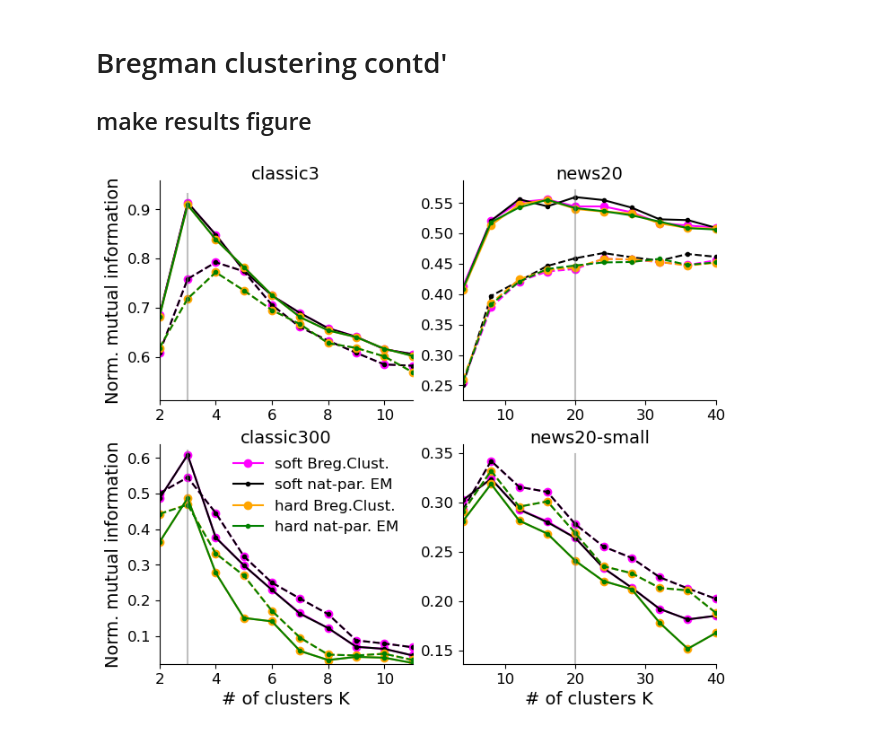
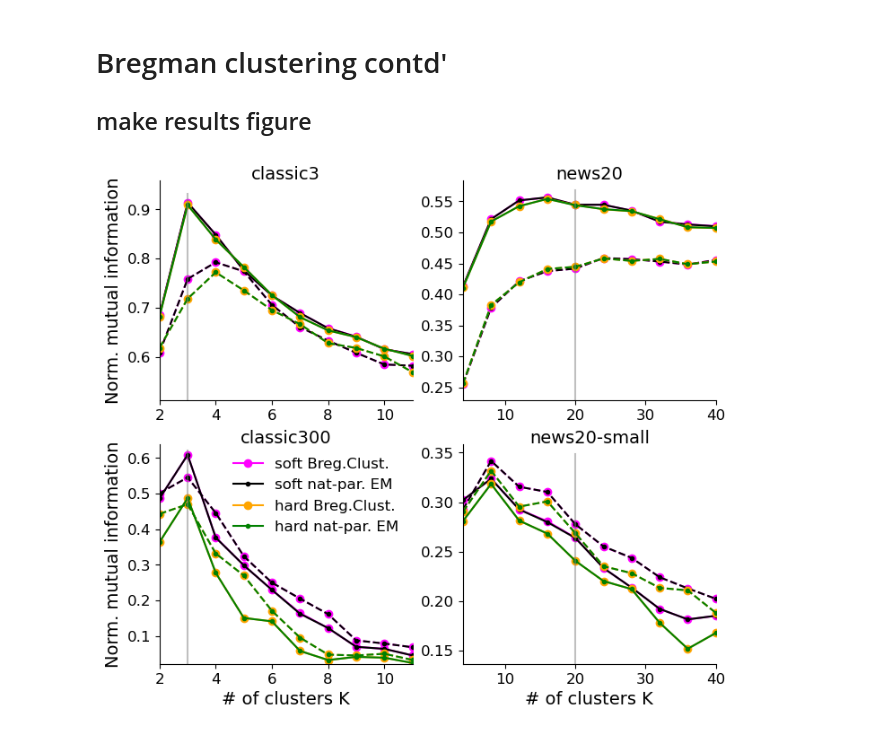
Before and after one commit to mnonnenm/vonMisesFisher_negativeEntropy, a Jupyter notebook: experiments.ipynb, the cells around one changed output. Drawn from its saved outputs; the diff is of its cells as text; code cells hidden in the pictures.

```diff
--- a/experiments.ipynb
+++ b/experiments.ipynb
@@ -518,7 +518,7 @@ def get_fn_roots(n_repets, version):
 fn_rootroot = 'results/classic3_'
 K_range = np.arange(2,12,1)
 n_repets = 10
-version = 0
+version = 1
 seed = 0
 
 X, labels, dictionary = load_classic3_sklearn()
@@ -550,7 +550,7 @@ np.save(f'{fn_rootroot}MIs_{n_repets}repets_seed_0_v{version}__K{min(K_range)}_{
 fn_rootroot = 'results/classic300_'
 K_range = np.arange(2,12,1)
 n_repets = 10
-version = 0
+version = 1
 seed = 0
 
 X, labels, dictionary = load_classic3_sklearn(classic300=True, min_df=2, max_df=0.15)
@@ -583,7 +583,7 @@ np.save(f'{fn_rootroot}MIs_{n_repets}repets_seed_0_v{version}__K{min(K_range)}_{
 fn_rootroot = 'results/news20_'
 K_range = np.arange(4,41,4)
 n_repets = 10
-version = 0
+version = 1
 seed = 0
 
 X, labels, dictionary = load_news20_sklearn()
@@ -616,7 +616,7 @@ np.save(f'{fn_rootroot}MIs_{n_repets}repets_seed_0_v{version}__K{min(K_range)}_{
 fn_rootroot = 'results/news20small_'
 K_range = np.arange(4,41,4)
 n_repets = 10
-version = 0
+version = 1
 seed = 0
 X, labels, dictionary = load_news20_sklearn(news20_small=True, min_df=2, max_df=0.15)
 class_true = sum([ (1.*i) * (labels==np.unique(labels)[i]) for i in range(len(np.unique(labels)))])
@@ -677,7 +677,7 @@ Kminmax= [[2,11], [4,40]]
 true_Ks = [3, 20]
 
 n_repets = 10
-version = 0
+version = 1
 seed = 0
 
 clrs = ['b', 'magenta', 'magenta', 'black', 'black', 'orange', 'orange', 'green', 'green' ]
@@ -703,31 +703,31 @@ for j in range(len(fn_rootroots)): # over datasets
         for f in range(len(alg_names)):
             if alg_names[f] == 'spkmeans':
                 pass
             elif lnstl[f] == '-':
                 plt.plot(out['K_range'], out['MIs'].mean(axis=1)[f], label=alg_names_disp[f],
                          color=clrs[f], linestyle=lnstl[f], marker=mrkrs[f])
             else:
                 plt.plot(out['K_range'], out['MIs'].mean(axis=1)[f],
                          color=clrs[f], linestyle=lnstl[f], marker=mrkrs[f])
         plt.title(dataset_names_dips[2*j+i], fontsize=fontsize, y=0.97)
         plt.xlim([Kminmax[j][0], Kminmax[j][1]])
         plt.plot([true_Ks[j], true_Ks[j]], [0.9*out['MIs'].mean(axis=1).min(), 1.02*out['MIs'].mean(axis=1).max()],
                  color='gray', alpha=0.5)
         plt.ylim([0.9*out['MIs'].mean(axis=1).min(), 1.05*out['MIs'].mean(axis=1).max()])
         plt.yticks(fontsize=ticksize)
         plt.xticks(fontsize=ticksize)
         if i == 1 and j == 0:
             plt.legend(fontsize=ticksize, frameon=False)
         if j == 0:
             plt.ylabel('Norm. mutual information', fontsize=fontsize)
         if i == 1:
             plt.xlabel('# of clusters K', fontsize=fontsize)
 
 for i in range(4):
     ax = plt.subplot(2,2,i+1)
     ax.spines[['right', 'top']].set_visible(False)
 
 plt.savefig('fig3.pdf', bbox_inches='tight')
 plt.show()
 # %% [output]
-[figure, old version]
+[figure, new version]
```
Also changed, not shown: parts of 8 cells of this notebook.
